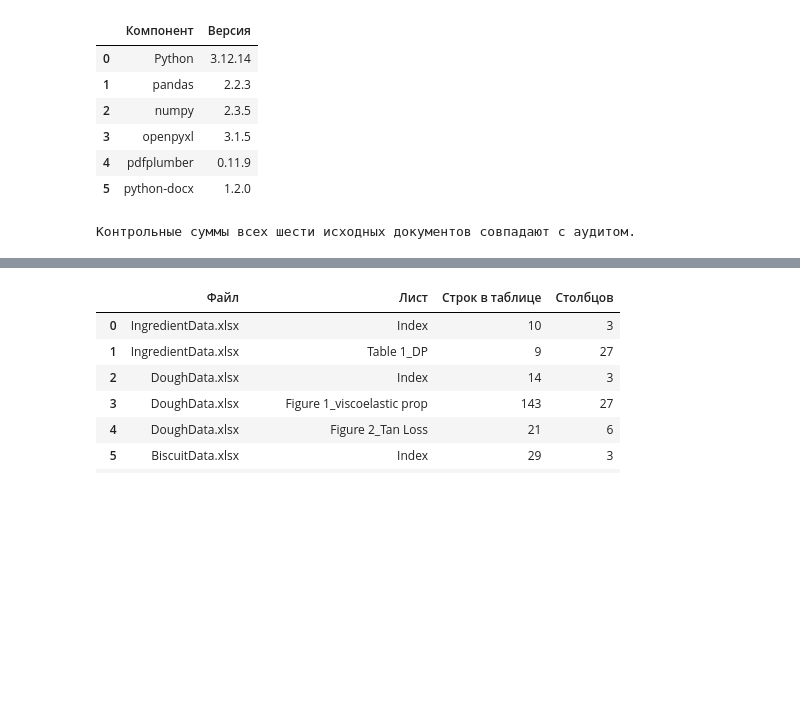
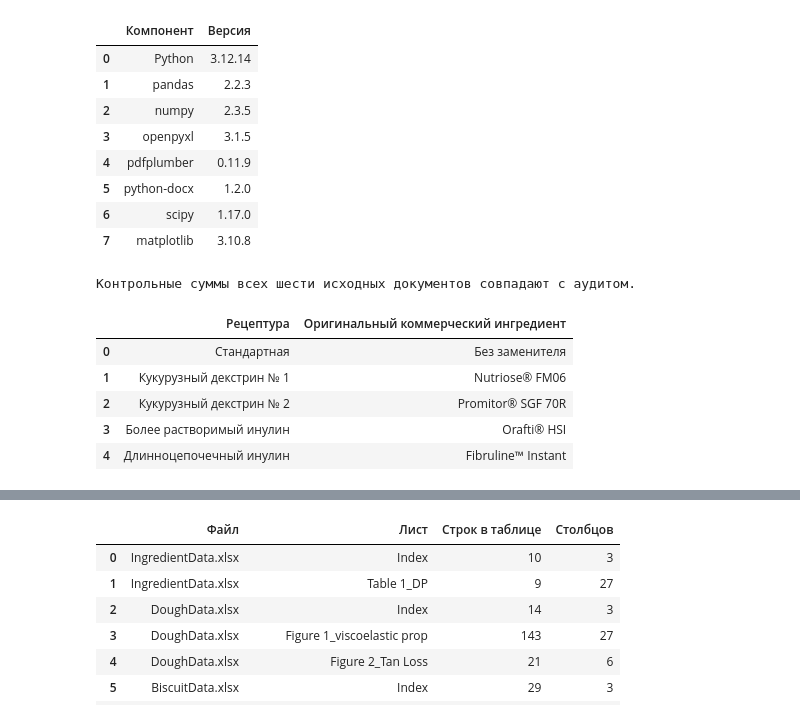
Before and after one commit to Alina-lab/cookies, a Jupyter notebook: biscuit_recipe_analysis.ipynb, the cells around one changed output, grey strips where cells are left out. Cells and saved outputs as stored; diff of their text form; code cells hidden in the pictures; blank space fills up the shorter version.

```diff
--- a/biscuit_recipe_analysis.ipynb
+++ b/biscuit_recipe_analysis.ipynb
@@ -63,35 +73,51 @@ DATA.mkdir(exist_ok=True)
 manifest = json.loads((SOURCE / 'download_manifest.json').read_text(encoding='utf-8'))
 source_hashes_before = {}
 for entry in manifest:
     digest = hashlib.sha256((SOURCE / entry['file']).read_bytes()).hexdigest()
     assert digest == entry['sha256'], f"Изменился исходник: {entry['file']}. Нужен повторный аудит."
     source_hashes_before[entry['file']] = digest
 
 recipe_meta = pd.DataFrame([
     ('control', 'Control', 'Стандартная', '', 'Стандарт', 0),
     ('nutriose', 'Nutriose', 'Кукурузный декстрин № 1', 'Nutriose® FM06', 'Резистентный декстрин', 1),
     ('promitor', 'Promitor', 'Кукурузный декстрин № 2', 'Promitor® SGF 70R', 'Резистентный декстрин', 2),
     ('orafti', 'Orafti', 'Более растворимый инулин', 'Orafti® HSI', 'Инулин', 3),
     ('fibruline', 'Fibruline', 'Длинноцепочечный инулин', 'Fibruline™ Instant', 'Инулин', 4),
 ], columns=['recipe_id', 'recipe_original', 'recipe_name_ru', 'ingredient_original', 'ingredient_group_ru', 'recipe_order'])
 recipe_order = recipe_meta['recipe_id'].tolist()
 recipe_original_order = recipe_meta['recipe_original'].tolist()
 original_to_id = dict(zip(recipe_meta['recipe_original'], recipe_meta['recipe_id']))
 
 versions = {'Python': sys.version.split()[0]}
-for package in ['pandas', 'numpy', 'openpyxl', 'pdfplumber', 'python-docx']:
+for package in ['pandas', 'numpy', 'openpyxl', 'pdfplumber', 'python-docx', 'scipy', 'matplotlib']:
     versions[package] = importlib.metadata.version(package)
 display(pd.DataFrame(versions.items(), columns=['Компонент', 'Версия']))
 print('Контрольные суммы всех шести исходных документов совпадают с аудитом.')
+
+from IPython.display import Markdown
+
+def number(value, digits=2):
+    return f'{float(value):.{digits}f}'.replace('.', ',')
+
+display(recipe_meta[['recipe_name_ru', 'ingredient_original']].replace({'': 'Без заменителя'})
+        .rename(columns={'recipe_name_ru': 'Рецептура', 'ingredient_original': 'Оригинальный коммерческий ингредиент'}))
 # %% [output]
 |  | Компонент | Версия |
 | 0 | Python | 3.12.14 |
 | 1 | pandas | 2.2.3 |
 | 2 | numpy | 2.3.5 |
 | 3 | openpyxl | 3.1.5 |
 | 4 | pdfplumber | 0.11.9 |
 | 5 | python-docx | 1.2.0 |
+| 6 | scipy | 1.17.0 |
+| 7 | matplotlib | 3.10.8 |
 Контрольные суммы всех шести исходных документов совпадают с аудитом.
+|  | Рецептура | Оригинальный коммерческий ингредиент |
+| 0 | Стандартная | Без заменителя |
+| 1 | Кукурузный декстрин № 1 | Nutriose® FM06 |
+| 2 | Кукурузный декстрин № 2 | Promitor® SGF 70R |
+| 3 | Более растворимый инулин | Orafti® HSI |
+| 4 | Длинноцепочечный инулин | Fibruline™ Instant |
 # %%
 # Состав извлекается из самой таблицы 2 PDF, а не из вручную заполненной CSV.
 with pdfplumber.open(SOURCE / 'article.pdf') as pdf:
```
Also changed, not shown: parts of 38 cells of this notebook, 8 other files.
